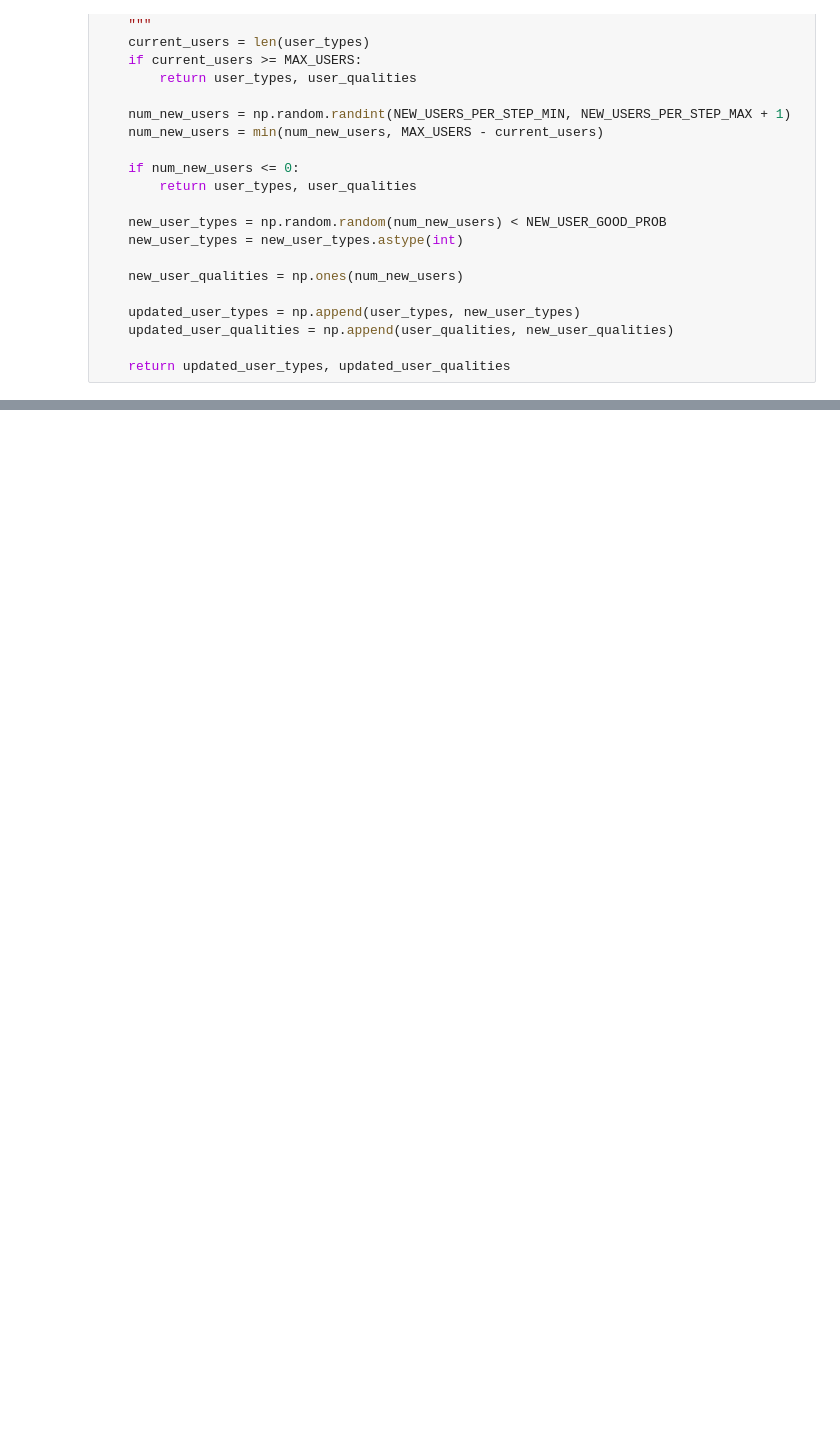
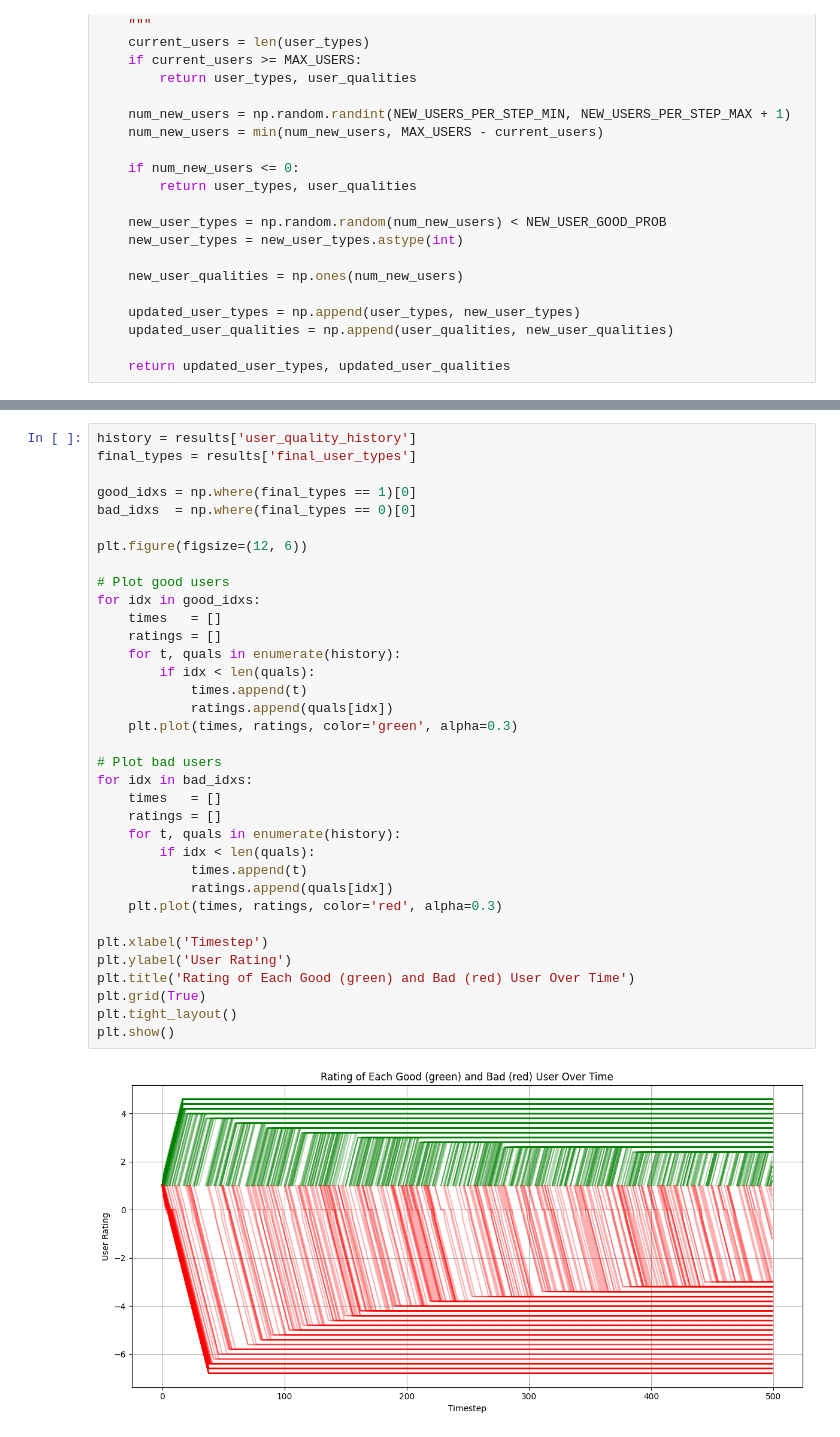
Before and after one commit to TomatoChocolate12/decentralized-content-moderation, a Jupyter notebook: simulation.ipynb, the cells around one changed output, grey strips where cells are left out. Drawn from its saved outputs; the diff is of its cells as text; blank space fills up the shorter version.

```diff
--- a/simulation.ipynb
+++ b/simulation.ipynb
@@ -219,0 +229,37 @@ Text(0.5, 1.0, 'Final Quality Distribution (Total: 1723 users)')
+# %%
+history = results['user_quality_history']
+final_types = results['final_user_types']
+
+good_idxs = np.where(final_types == 1)[0]
+bad_idxs  = np.where(final_types == 0)[0]
+
+plt.figure(figsize=(12, 6))
+
+# Plot good users
+for idx in good_idxs:
+    times   = []
+    ratings = []
+    for t, quals in enumerate(history):
+        if idx < len(quals):
+            times.append(t)
+            ratings.append(quals[idx])
+    plt.plot(times, ratings, color='green', alpha=0.3)
+
+# Plot bad users
+for idx in bad_idxs:
+    times   = []
+    ratings = []
+    for t, quals in enumerate(history):
+        if idx < len(quals):
+            times.append(t)
+            ratings.append(quals[idx])
+    plt.plot(times, ratings, color='red', alpha=0.3)
+
+plt.xlabel('Timestep')
+plt.ylabel('User Rating')
+plt.title('Rating of Each Good (green) and Bad (red) User Over Time')
+plt.grid(True)
+plt.tight_layout()
+plt.show()
+# %% [output]
+[figure, added]
```
Also changed, not shown: parts of 8 cells of this notebook.
